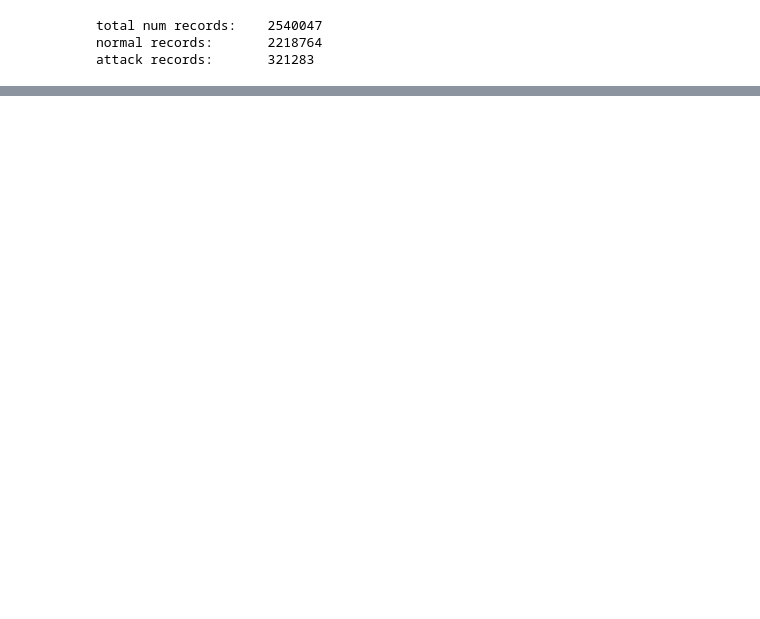
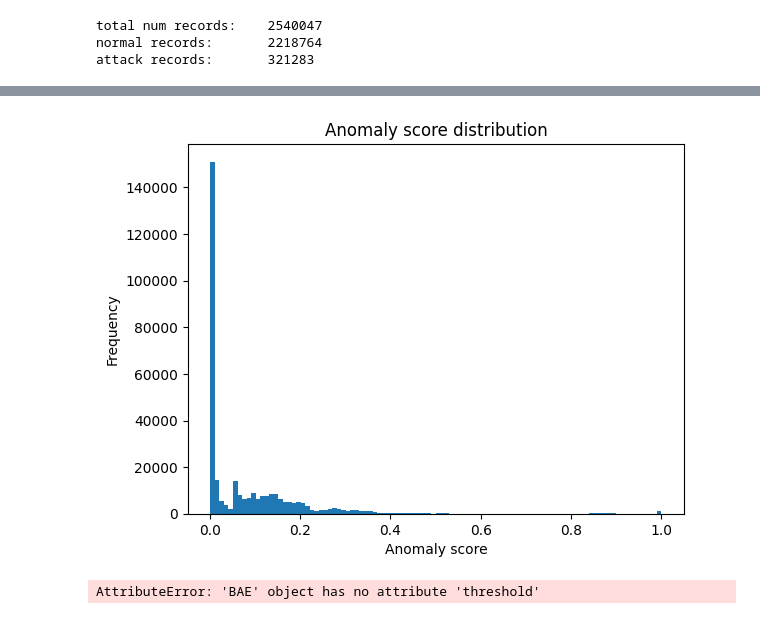
Before and after one commit to Szymon-Winiecki/network-anomaly-detection-research, a Jupyter notebook: code/dataset_test.ipynb, the cells around one changed output, grey strips where cells are left out. Cells and saved outputs as stored; diff of their text form; code cells hidden in the pictures; blank space fills up the shorter version.

```diff
--- a/code/dataset_test.ipynb
+++ b/code/dataset_test.ipynb
@@ -272,0 +563,12 @@ metrics
+# %%
+plot_anomaly_score_ditribution(model, val_loader, save_path="../out/plots/anomaly_score_distribution_validation_BatchNorm.png")
+# %% [output]
+[figure, added]
+# %%
+print("threshold:", model.threshold)
+
+# model.threshold = 0.01
+
+trainer.validate(model, val_loader)
+# %% [output]
+AttributeError: 'BAE' object has no attribute 'threshold'
```
Also changed, not shown: parts of 32 cells of this notebook, 1 other file.
